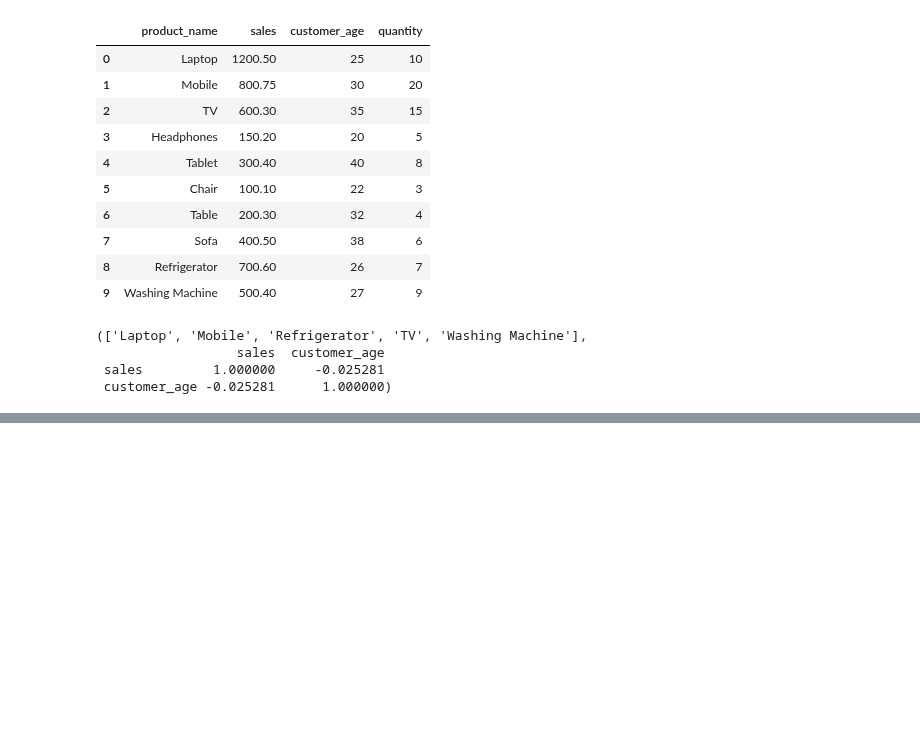
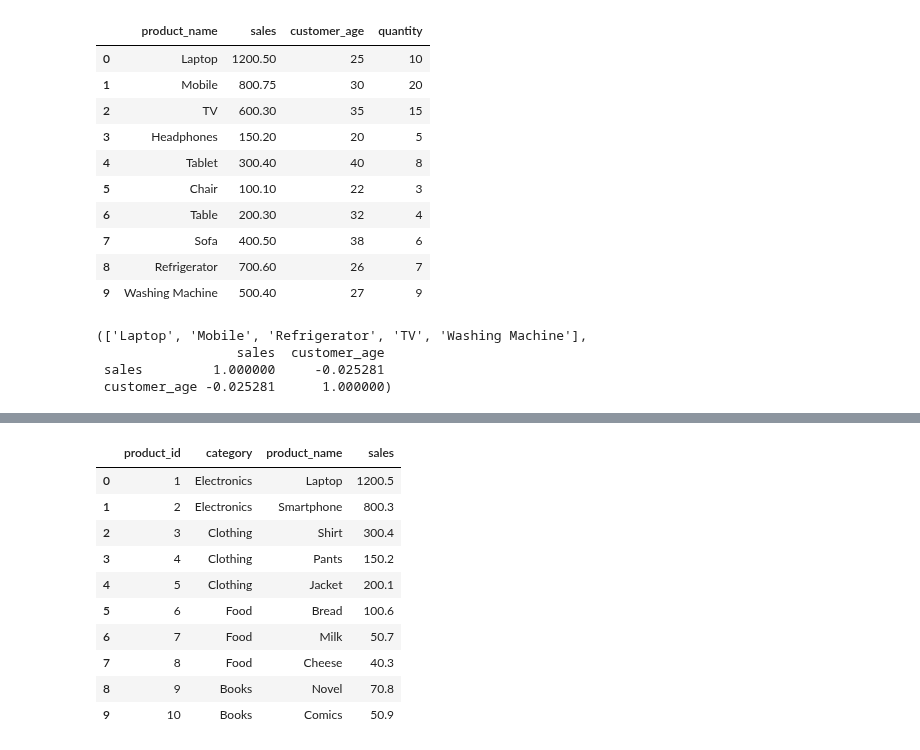
Before and after one commit to danmarino1/data_science_practice, a Jupyter notebook: aug_2023_questions.ipynb, the cells around one changed output, grey strips where cells are left out. Saved outputs shown, nothing was run; the diff lists cells and outputs as text; code cells hidden in the pictures; blank space fills up the shorter version.

```diff
--- a/aug_2023_questions.ipynb
+++ b/aug_2023_questions.ipynb
@@ -1317,0 +1342,22 @@ top_products_analysis(data)
+# %%
+import pandas as pd
+
+data = pd.DataFrame({
+  "product_id": [1, 2, 3, 4, 5, 6, 7, 8, 9, 10],
+  "category": ["Electronics", "Electronics", "Clothing", "Clothing", "Clothing", "Food", "Food", "Food", "Books", "Books"],
+  "product_name": ["Laptop", "Smartphone", "Shirt", "Pants", "Jacket", "Bread", "Milk", "Cheese", "Novel", "Comics"],
+  "sales": [1200.50, 800.30, 300.40, 150.20, 200.10, 100.60, 50.70, 40.30, 70.80, 50.90]
+})
+data
+# %% [output]
+|  | product_id | category | product_name | sales |
+| 0 | 1 | Electronics | Laptop | 1200.5 |
+| 1 | 2 | Electronics | Smartphone | 800.3 |
+| 2 | 3 | Clothing | Shirt | 300.4 |
+| 3 | 4 | Clothing | Pants | 150.2 |
+| 4 | 5 | Clothing | Jacket | 200.1 |
+| 5 | 6 | Food | Bread | 100.6 |
+| 6 | 7 | Food | Milk | 50.7 |
+| 7 | 8 | Food | Cheese | 40.3 |
+| 8 | 9 | Books | Novel | 70.8 |
+| 9 | 10 | Books | Comics | 50.9 |
```
Also changed, not shown: parts of 4 cells of this notebook.
